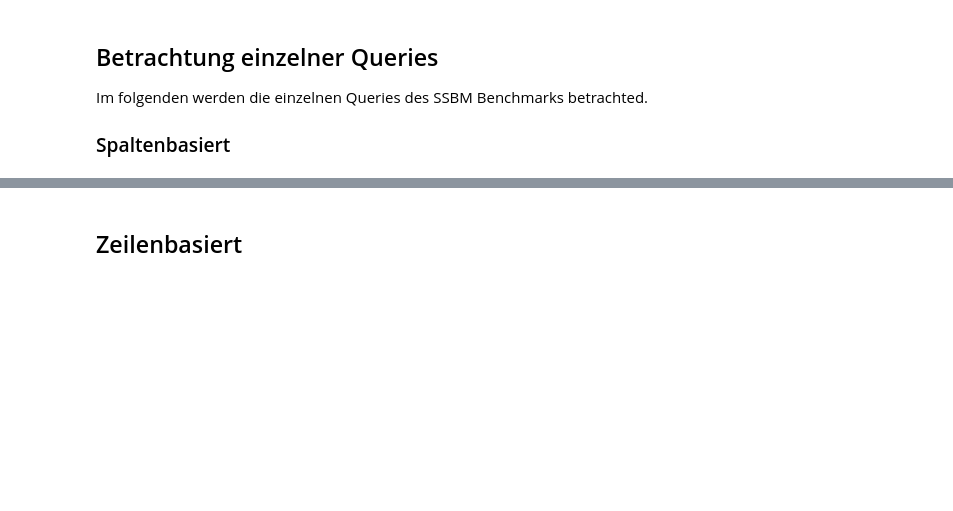
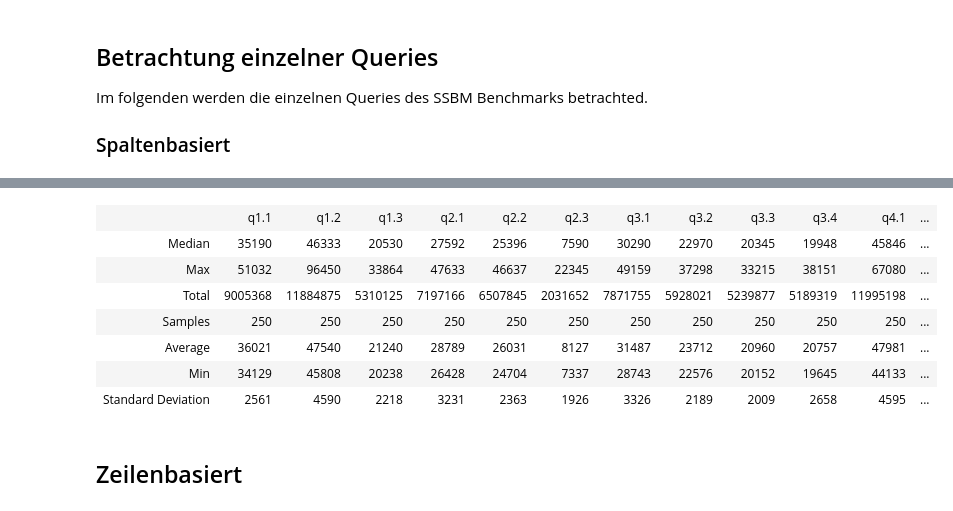
Before and after one commit to Osslack/HANA_SSBM, a Jupyter notebook: src/analyser/Analysis-SSBM-HANA.ipynb, the cells around one changed output, grey strips where cells are left out. Drawn from its saved outputs; the diff is of its cells as text; code cells hidden in the pictures; blank space fills up the shorter version.

Commit message:
now tabular comparison

```diff
--- a/src/analyser/Analysis-SSBM-HANA.ipynb
+++ b/src/analyser/Analysis-SSBM-HANA.ipynb
@@ -111,3 +111,14 @@ comparison.compare_visually()
+# %%
+comparison.compare_raw()
+# %% [output]
+|  | q1.1 | q1.2 | q1.3 | q2.1 | q2.2 | q2.3 | q3.1 | q3.2 | q3.3 | q3.4 | q4.1 | ... |
+| Median | 35190 | 46333 | 20530 | 27592 | 25396 | 7590 | 30290 | 22970 | 20345 | 19948 | 45846 | ... |
+| Max | 51032 | 96450 | 33864 | 47633 | 46637 | 22345 | 49159 | 37298 | 33215 | 38151 | 67080 | ... |
+| Total | 9005368 | 11884875 | 5310125 | 7197166 | 6507845 | 2031652 | 7871755 | 5928021 | 5239877 | 5189319 | 11995198 | ... |
+| Samples | 250 | 250 | 250 | 250 | 250 | 250 | 250 | 250 | 250 | 250 | 250 | ... |
+| Average | 36021 | 47540 | 21240 | 28789 | 26031 | 8127 | 31487 | 23712 | 20960 | 20757 | 47981 | ... |
+| Min | 34129 | 45808 | 20238 | 26428 | 24704 | 7337 | 28743 | 22576 | 20152 | 19645 | 44133 | ... |
+| Standard Deviation | 2561 | 4590 | 2218 | 3231 | 2363 | 1926 | 3326 | 2189 | 2009 | 2658 | 4595 | ... |
 # %% [markdown]
 ## Zeilenbasiert
 # %%
```
Also changed, not shown: parts of 10 cells of this notebook, 1 other file.
